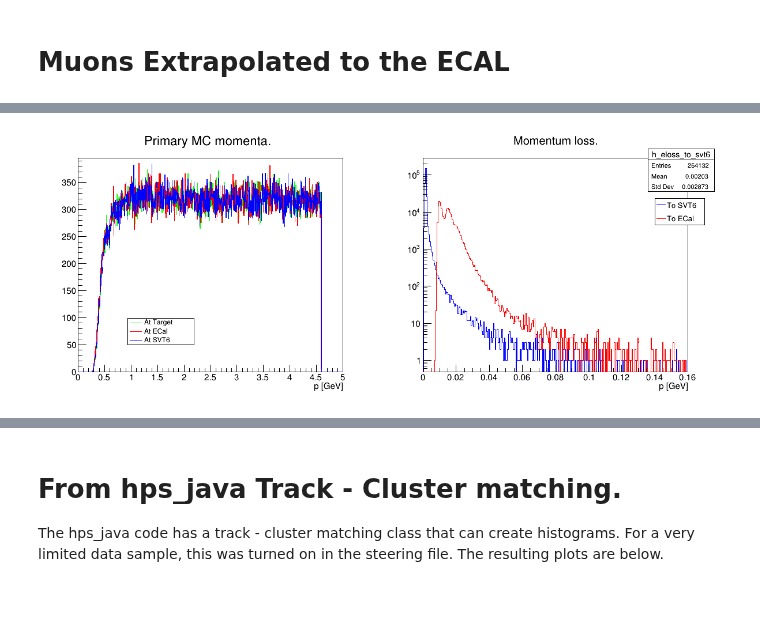
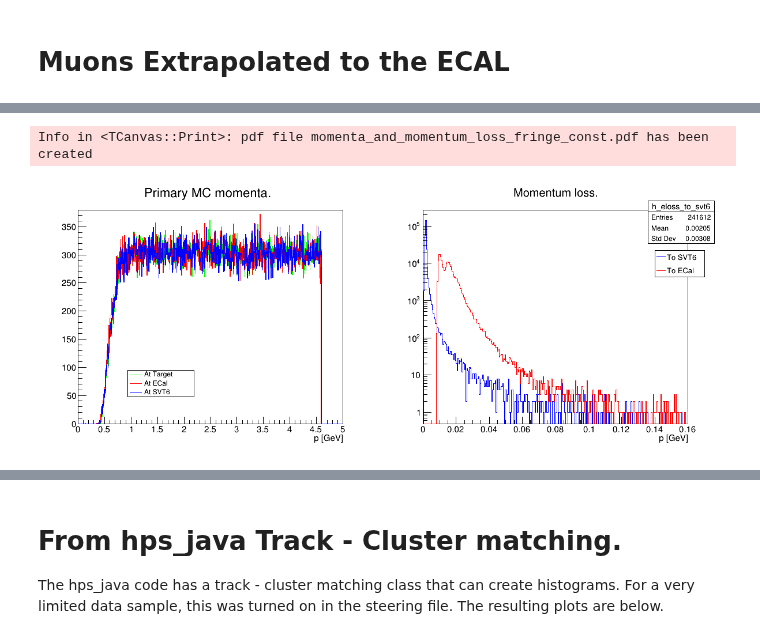
Before and after one commit to mholtrop/Analysis, a Jupyter notebook: ECAL/ECAL_Muons.ipynb, the cells around one changed output, grey strips where cells are left out. Drawn from its saved outputs; the diff is of its cells as text; code cells hidden in the pictures; blank space fills up the shorter version.

```diff
--- a/ECAL/ECAL_Muons.ipynb
+++ b/ECAL/ECAL_Muons.ipynb
@@ -43,8 +43,23 @@ python3.10 66650: res:  454.2 MB  vm:  420.5 GB
 # %%
-write_file = True
+write_file = False
+# These are the files with the normal fieldmap, with the extra information for the track state at last tracker plane information.
+# data_files_pattern = "/data/HPS/data/MC/mum_2019/mum_90*_slic_recon.root"
+#snapshot_file_name = "mum_2019_dfx_filtered.root"
+#save_name_ext = ""
+#
+#
+# These are the no_fringe_zero fieldmap files.
+#data_files_pattern = "/data/HPS/data/MC/mum_2019_trunk_field/zero_field/mum_t0_80*_slic_recon.root"
+#snapshot_file_name = "mum_2019_zero_fringe.root"
+#save_name_ext = "_fringe_zero"
+#
+snapshot_file_name = "mum_2019_const_fringe.root"
+save_name_ext = "_fringe_const"
+data_files_pattern = "/data/HPS/data/MC/mum_2019_trunk_field/const_field/mum_t0_50*_slic_recon.root"
+
+
 if write_file:
-    data_files_pattern = "/data/HPS/data/MC/mum_2019_trunk_field/zero_field/mum_t0_80*_slic_recon.root"
-    #data_files_pattern = "/data/HPS/data/MC/mum_2019/mum_90*_slic_recon.root"
+
     ch_mum = R.TChain("MiniDST")
     nf = ch_mum.Add(data_files_pattern)
     print(f"N files added: {nf}")
@@ -204,8 +203,9 @@ class histograms:
         self.track_y_at_lasthit = self.df.Histo1D((f"{name}_track_y_at_lasthit","Track y at last hit;y [mm]",1000,-100.,100.),"track_y_at_lasthit")
         self.track_z_at_lasthit = self.df.Histo1D((f"{name}_track_z_at_lasthit","Track z at last hit;z [mm]",1000,880.,920.),"track_z_at_lasthit")
         self.track_xy_at_lasthit = self.df.Histo2D((f"{name}_track_xy_at_lasthit","Track xy at last hit;x [mm];y [mm]",200,-250,250,200,-100,100),"track_x_at_lasthit","track_y_at_lasthit")
-        self.mc_diff_x_at_ecal = self.df.Define("diff","return mc_x_at_ecal[0]-track_x_at_ecal[0];").Histo1D((f"{name}_mc_diff_x_at_ecal","Primary MC particle x at ECal; x [mm]",1000,-10.,20.),"diff")
-        self.mc_diff_y_at_ecal = self.df.Define("diff","return mc_y_at_ecal[0]-track_y_at_ecal[0];").Histo1D((f"{name}_mc_diff_y_at_ecal","Primary MC particle y at ECal; y [mm]",1000,-5.,5.),"diff")
+        self.mc_diff_x_at_ecal = self.df.Define("diff","return mc_x_at_ecal[0]-track_x_at_ecal[0];").Histo1D((f"{name}_mc_diff_x_at_ecal","KF Track #Delta x at ECal; #Delta x [mm]",1000,-100.,100.),"diff")
+        self.mc_diff_y_at_ecal = self.df.Define("diff","return mc_y_at_ecal[0]-track_y_at_ecal[0];").Histo1D((f"{name}_mc_diff_y_at_ecal","KF Track #Delta y at ECal; #Delta y [mm]",1000,-5.,5.),"diff")
+        self.diff_x_at_ecal_vs_p = self.df.Define("diff","return mc_x_at_ecal[0]-track_x_at_ecal[0];").Histo2D((f"{name}_diff_x_at_ecal_vs_p","KF Track #Delta x vs p; p [GeV]; #Delta x [mm]",300,0.,5.,300,-150.,10.),"mc_p_at_ecal", "diff")
         self.eloss_to_svt6 = self.df.Define("diff","vector<double> out; for(int i=0;i<mc_p_at_svt6.size();++i){out.push_back(mc_p_at_target[0]-mc_p_at_svt6[i]);};return out;").Histo1D((f"{name}_eloss_to_svt6","Momentum loss to SVT6; p [GeV]",1000,0.,0.5),"diff")
         df_plus = self.df.Filter("mc_x_at_svt6.size()==1").Define("mc_extrap_x","return mc_x_at_svt6[0]+(1443.-mc_z_at_svt6[0])*mc_px_at_svt6[0]/mc_pz_at_svt6[0];")\
              .Define("mc_extrap_y","return mc_y_at_svt6[0]+(1443.-mc_z_at_svt6[0])*mc_py_at_svt6[0]/mc_pz_at_svt6[0];") \
@@ -213,7 +213,7 @@ class histograms:
              .Define("mc_extrap_y_diff","return mc_extrap_y-mc_y_at_ecal[0];")
         self.mc_extrap_x_to_ecal = df_plus.Histo1D((f"{name}_mc_extrap_x_to_ecal","Extrapolated x to ECal; x [mm]",1000,-400.,400.),"mc_extrap_x")
         self.mc_extrap_y_to_ecal = df_plus.Histo1D((f"{name}_mc_extrap_y_to_ecal","Extrapolated y to ECal; y [mm]",1000,-100.,100.),"mc_extrap_y")
-        self.mc_extrap_x_diff = df_plus.Histo1D((f"{name}_mc_extrap_x_diff","Extrapolated x difference; x [mm]",1000,-10.,20.),"mc_extrap_x_diff")
+        self.mc_extrap_x_diff = df_plus.Histo1D((f"{name}_mc_extrap_x_diff","Extrapolated x difference; x [mm]",1000,-100.,100.),"mc_extrap_x_diff")
         self.mc_extrap_y_diff = df_plus.Histo1D((f"{name}_mc_extrap_y_diff","Extrapolated y difference; y [mm]",1000,-5.,5.),"mc_extrap_y_diff")
 # %%
 h_mum = histograms(dfx_filtered,"h")
@@ -221,35 +221,36 @@ h_mum = histograms(dfx_filtered,"h")
 cc0 = R.TCanvas("cc0","cc0",1200,500)
 cc0.Divide(2,1)
 pad1 = cc0.cd(1)
 h_mum.mc_p_at_target.SetStats(0)
 h_mum.mc_p_at_target.SetTitle("Primary MC momenta.")
 h_mum.mc_p_at_target.SetLineColor(R.kGreen)
 h_mum.mc_p_at_target.Draw()
 h_mum.mc_p_at_ecal.SetLineColor(R.kRed)
 h_mum.mc_p_at_ecal.Draw("same")
 h_mum.mc_p_at_svt6.SetLineColor(R.kBlue)
 h_mum.mc_p_at_svt6.Draw("same")
 legend = R.TLegend(0.25,0.2,0.45,0.3)
 legend.AddEntry(h_mum.mc_p_at_target.GetPtr(),"At Target","l")
 legend.AddEntry(h_mum.mc_p_at_ecal.GetPtr(),"At ECal","l")
 legend.AddEntry(h_mum.mc_p_at_svt6.GetPtr(),"At SVT6","l")
 legend.Draw()
 pad2 = cc0.cd(2)
 pad2.SetLogy()
 h_mum.eloss_to_svt6.SetTitle("Momentum loss.")
 h_mum.eloss_to_svt6.SetLineColor(R.kBlue)
 h_mum.eloss_to_svt6.GetXaxis().SetRangeUser(0.,0.16)
 h_mum.eloss_to_svt6.Draw()
 h_mum.eloss_to_ecal.SetLineColor(R.kRed)
 h_mum.eloss_to_ecal.Draw("same")
 legend2 = R.TLegend(0.8,0.65,0.95,0.75)
 legend2.AddEntry(h_mum.eloss_to_svt6.GetPtr(),"To SVT6","l")
 legend2.AddEntry(h_mum.eloss_to_ecal.GetPtr(),"To ECal","l")
 legend2.Draw()
 cc0.Draw()
-# cc0.SaveAs("momenta_and_momentum_loss.pdf")
+cc0.SaveAs("momenta_and_momentum_loss"+save_name_ext+".pdf")
 # %% [output]
+Info in <TCanvas::Print>: pdf file momenta_and_momentum_loss_fringe_const.pdf has been created
-[figure, old version]
+[figure, new version]
 # %%
 cc1 = R.TCanvas("cc1","cc1",1200,500)
 cc1.Divide(2,1)
```
Also changed, not shown: parts of 18 cells of this notebook.
